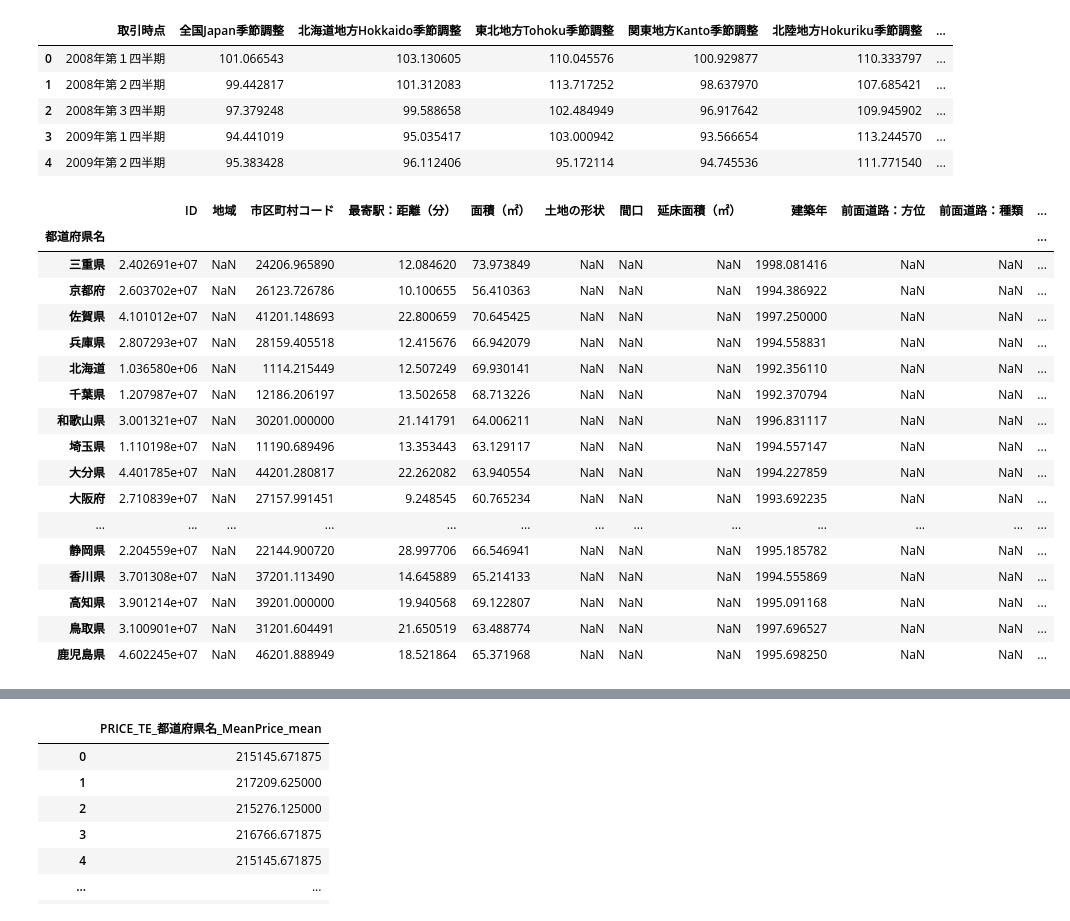
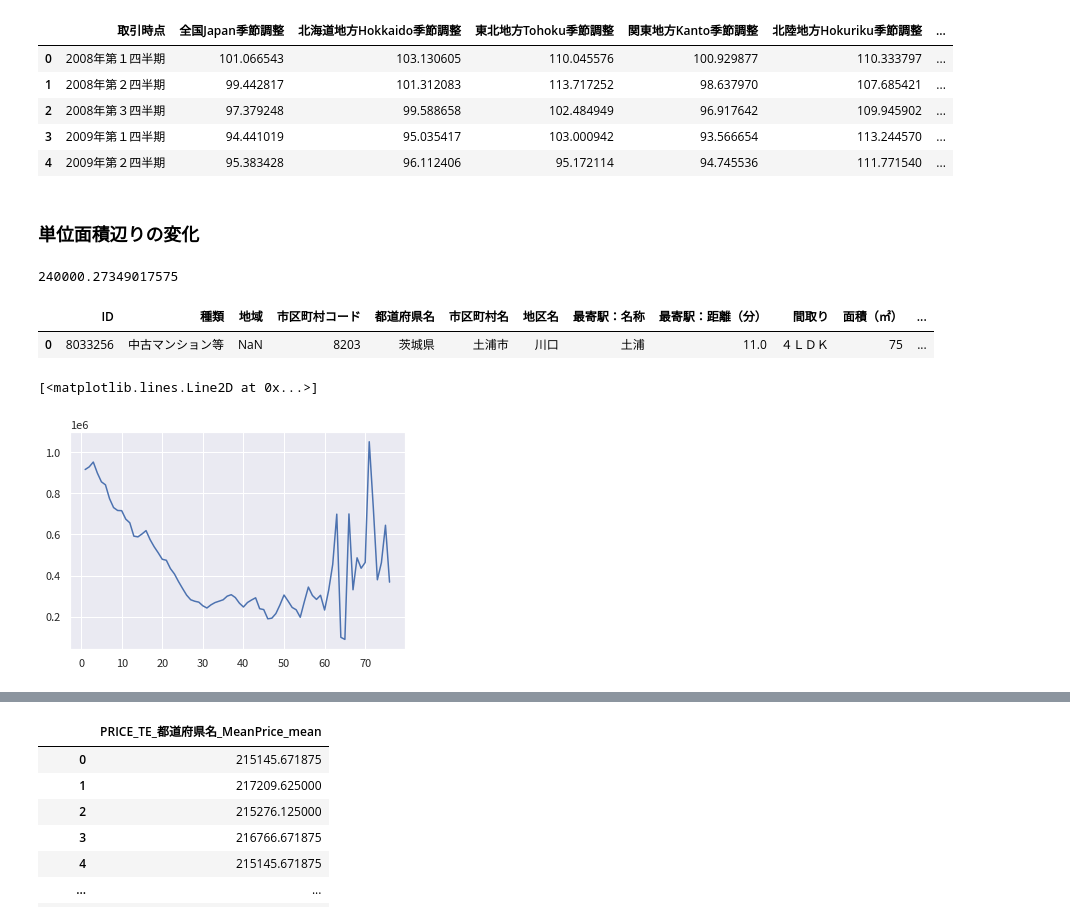
Before and after one commit to kfsky/2021-summer-second-hand-apartment-price-prediction, a Jupyter notebook: notebook/EDA.ipynb, the cells around one changed output, grey strips where cells are left out. Saved outputs shown, nothing was run; the diff lists cells and outputs as text; code cells hidden in the pictures.

```diff
--- a/notebook/EDA.ipynb
+++ b/notebook/EDA.ipynb
@@ -1430,25 +1470,24 @@ pd.read_csv("../add/price_index.csv").groupby("取引時点").mean().reset_index
 | 2 | 2008年第３四半期 | 97.379248 | 99.588658 | 102.484949 | 96.917642 | 109.945902 | ... |
 | 3 | 2009年第１四半期 | 94.441019 | 95.035417 | 103.000942 | 93.566654 | 113.244570 | ... |
 | 4 | 2009年第２四半期 | 95.383428 | 96.112406 | 95.172114 | 94.745536 | 111.771540 | ... |
+# %% [markdown]
+### 単位面積辺りの変化
+# %%
+(10**7.255273) / 75
+# %% [output]
+240000.27349017575
 # %%
 train["単位価格"] = (10 ** train["取引価格（総額）_log"]) / train["面積（㎡）"]
-train.groupby("都道府県名").mean()
+train.head(1)
 # %% [output]
-|  | ID | 地域 | 市区町村コード | 最寄駅：距離（分） | 面積（㎡） | 土地の形状 | 間口 | 延床面積（㎡） | 建築年 | 前面道路：方位 | 前面道路：種類 | ... |
-| 都道府県名 |  |  |  |  |  |  |  |  |  |  |  | ... |
-| 三重県 | 2.402691e+07 | NaN | 24206.965890 | 12.084620 | 73.973849 | NaN | NaN | NaN | 1998.081416 | NaN | NaN | ... |
-| 京都府 | 2.603702e+07 | NaN | 26123.726786 | 10.100655 | 56.410363 | NaN | NaN | NaN | 1994.386922 | NaN | NaN | ... |
-| 佐賀県 | 4.101012e+07 | NaN | 41201.148693 | 22.800659 | 70.645425 | NaN | NaN | NaN | 1997.250000 | NaN | NaN | ... |
-| 兵庫県 | 2.807293e+07 | NaN | 28159.405518 | 12.415676 | 66.942079 | NaN | NaN | NaN | 1994.558831 | NaN | NaN | ... |
-| 北海道 | 1.036580e+06 | NaN | 1114.215449 | 12.507249 | 69.930141 | NaN | NaN | NaN | 1992.356110 | NaN | NaN | ... |
-| 千葉県 | 1.207987e+07 | NaN | 12186.206197 | 13.502658 | 68.713226 | NaN | NaN | NaN | 1992.370794 | NaN | NaN | ... |
-| 和歌山県 | 3.001321e+07 | NaN | 30201.000000 | 21.141791 | 64.006211 | NaN | NaN | NaN | 1996.831117 | NaN | NaN | ... |
-| 埼玉県 | 1.110198e+07 | NaN | 11190.689496 | 13.353443 | 63.129117 | NaN | NaN | NaN | 1994.557147 | NaN | NaN | ... |
-| 大分県 | 4.401785e+07 | NaN | 44201.280817 | 22.262082 | 63.940554 | NaN | NaN | NaN | 1994.227859 | NaN | NaN | ... |
-| 大阪府 | 2.710839e+07 | NaN | 27157.991451 | 9.248545 | 60.765234 | NaN | NaN | NaN | 1993.692235 | NaN | NaN | ... |
-| ... | ... | ... | ... | ... | ... | ... | ... | ... | ... | ... | ... | ... |
-| 静岡県 | 2.204559e+07 | NaN | 22144.900720 | 28.997706 | 66.546941 | NaN | NaN | NaN | 1995.185782 | NaN | NaN | ... |
-| 香川県 | 3.701308e+07 | NaN | 37201.113490 | 14.645889 | 65.214133 | NaN | NaN | NaN | 1994.555869 | NaN | NaN | ... |
-| 高知県 | 3.901214e+07 | NaN | 39201.000000 | 19.940568 | 69.122807 | NaN | NaN | NaN | 1995.091168 | NaN | NaN | ... |
-| 鳥取県 | 3.100901e+07 | NaN | 31201.604491 | 21.650519 | 63.488774 | NaN | NaN | NaN | 1997.696527 | NaN | NaN | ... |
-| 鹿児島県 | 4.602245e+07 | NaN | 46201.888949 | 18.521864 | 65.371968 | NaN | NaN | NaN | 1995.698250 | NaN | NaN | ... |
+|  | ID | 種類 | 地域 | 市区町村コード | 都道府県名 | 市区町村名 | 地区名 | 最寄駅：名称 | 最寄駅：距離（分） | 間取り | 面積（㎡） | ... |
+| 0 | 8033256 | 中古マンション等 | NaN | 8203 | 茨城県 | 土浦市 | 川口 | 土浦 | 11.0 | ４ＬＤＫ | 75 | ... |
+# %%
+train["築年数"] = 2021 - train["建築年"]
+temp = train.groupby("築年数").mean()["単位価格"].reset_index()
+# 2021年は除外
+temp = temp[temp["築年数"]!=0]
+plt.plot(temp["単位価格"])
+# %% [output]
+[<matplotlib.lines.Line2D at 0x...>]
+[figure, added]
```
Also changed, not shown: parts of 13 cells of this notebook, 2 other files.
